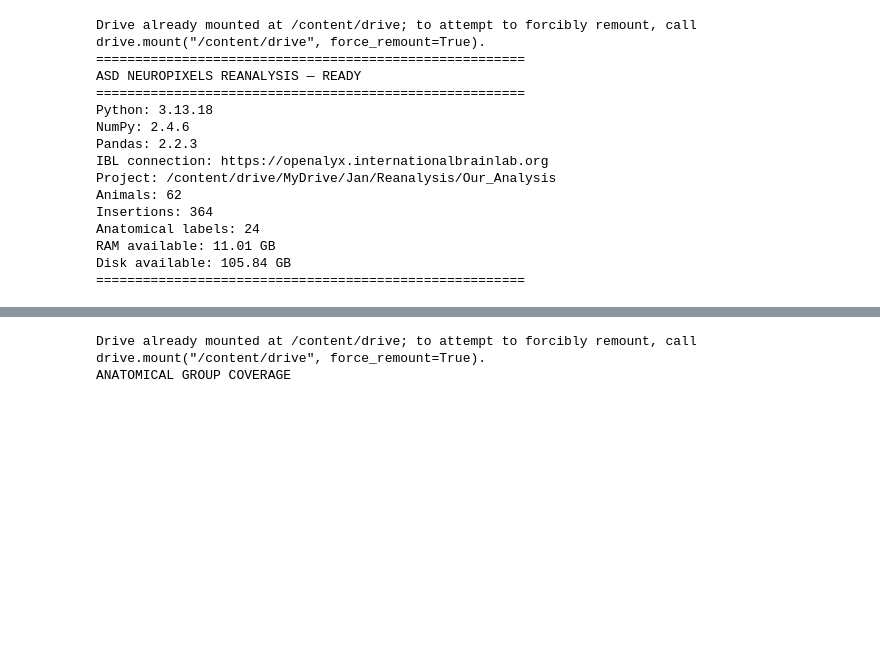
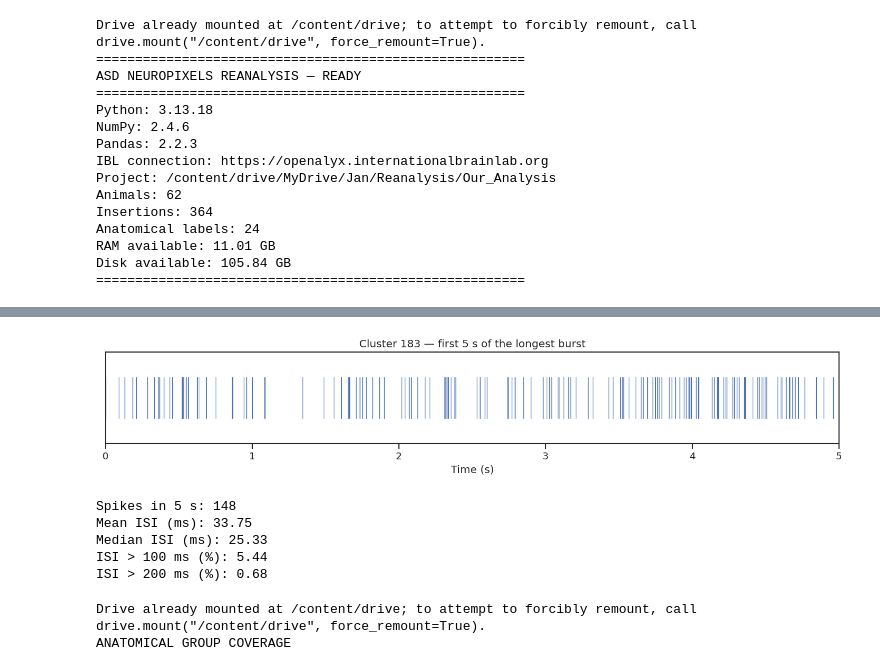
Before and after one commit to Noel-Betelgeuse/autism-neuropixels-reanalysis, a Jupyter notebook: Our_Analysis/01_notebooks/01_dataset_inventory.ipynb, the cells around one changed output, grey strips where cells are left out. Saved outputs shown, nothing was run; the diff lists cells and outputs as text; code cells hidden in the pictures; blank space fills up the shorter version.

```diff
--- a/Our_Analysis/01_notebooks/01_dataset_inventory.ipynb
+++ b/Our_Analysis/01_notebooks/01_dataset_inventory.ipynb
@@ -428,2 +744,48 @@ StopIteration:
+# %%
+
+# Inspect a five-second segment of the longest detected burst.
+# No files are modified.
+
+segment_start = t[s]
+segment_end = segment_start + 5.0
+
+segment = t[
+    (t >= segment_start) &
+    (t < segment_end)
+] - segment_start
+
+segment_isi = np.diff(segment) * 1000
+
+fig, ax = plt.subplots(figsize=(12, 2.5))
+
+ax.eventplot(
+    segment,
+    lineoffsets=0.5,
+    linelengths=0.8,
+    linewidths=0.8
+)
+
+ax.set_xlim(0, 5)
+ax.set_yticks([])
+ax.set_xlabel("Time (s)")
+ax.set_title("Cluster 183 — first 5 s of the longest burst")
+
+plt.tight_layout()
+plt.show()
+
+print("Spikes in 5 s:", len(segment))
+print("Mean ISI (ms):", round(np.mean(segment_isi), 2))
+print("Median ISI (ms):", round(np.median(segment_isi), 2))
+print("ISI > 100 ms (%):",
+      round(100 * np.mean(segment_isi > 100), 2))
+print("ISI > 200 ms (%):",
+      round(100 * np.mean(segment_isi > 200), 2))
+# %% [output]
+[figure, added]
+Spikes in 5 s: 148
+Mean ISI (ms): 33.75
+Median ISI (ms): 25.33
+ISI > 100 ms (%): 5.44
+ISI > 200 ms (%): 0.68
 # %%
 
```
Also changed, not shown: parts of 4 cells of this notebook.
